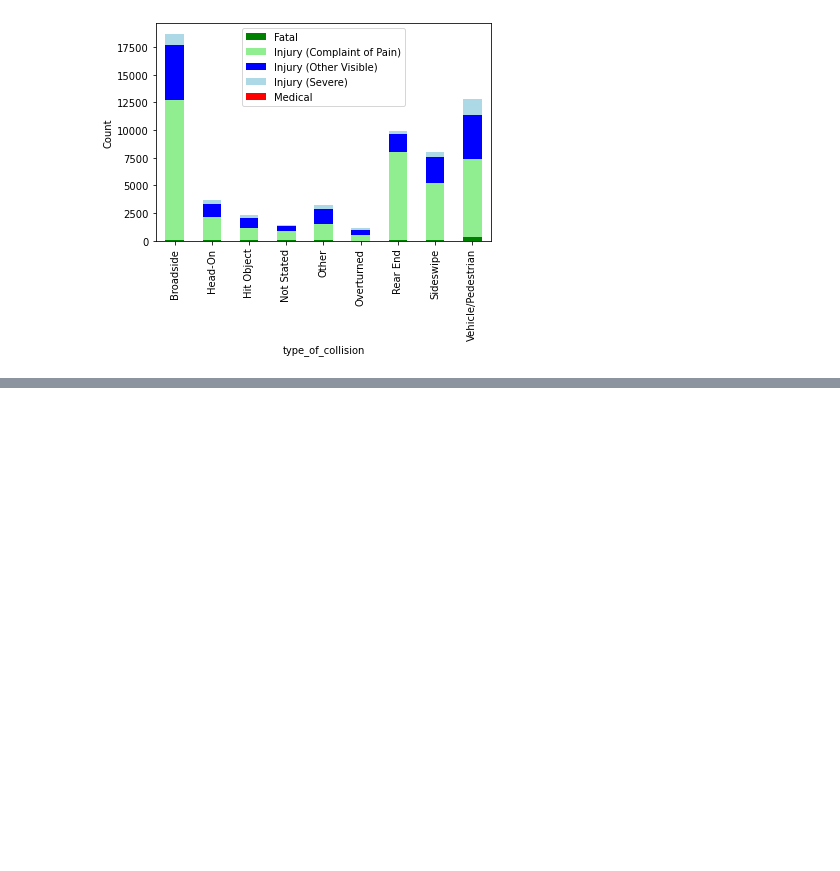
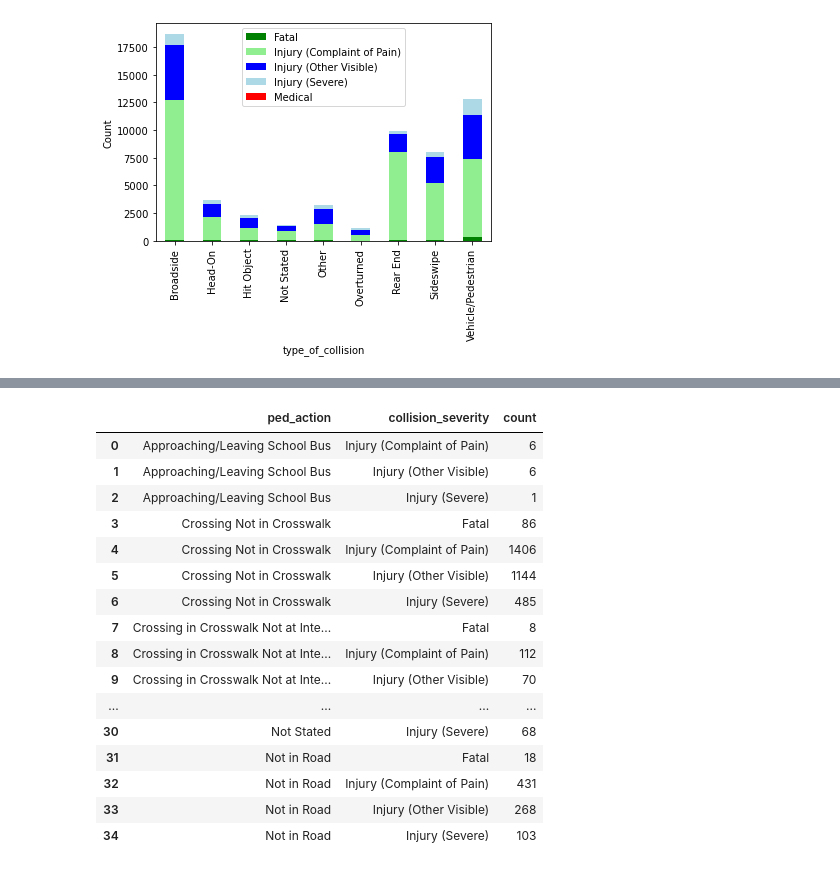
Before and after one commit to JmercyA/CAPSTONE-PROJECT-GROUP-3, a Jupyter notebook: notebooks/dataHA.ipynb, the cells around one changed output, grey strips where cells are left out. Saved outputs shown, nothing was run; the diff lists cells and outputs as text; code cells hidden in the pictures; blank space fills up the shorter version.

```diff
--- a/notebooks/dataHA.ipynb
+++ b/notebooks/dataHA.ipynb
@@ -569,0 +569,21 @@ Text(0, 0.5, 'Count')
+# %%
+collision_severity_count=df_selected.groupby(['ped_action','collision_severity']).size().reset_index(name='count')
+collision_severity_count
+# %% [output]
+|  | ped_action | collision_severity | count |
+| 0 | Approaching/Leaving School Bus | Injury (Complaint of Pain) | 6 |
+| 1 | Approaching/Leaving School Bus | Injury (Other Visible) | 6 |
+| 2 | Approaching/Leaving School Bus | Injury (Severe) | 1 |
+| 3 | Crossing Not in Crosswalk | Fatal | 86 |
+| 4 | Crossing Not in Crosswalk | Injury (Complaint of Pain) | 1406 |
+| 5 | Crossing Not in Crosswalk | Injury (Other Visible) | 1144 |
+| 6 | Crossing Not in Crosswalk | Injury (Severe) | 485 |
+| 7 | Crossing in Crosswalk Not at Inte... | Fatal | 8 |
+| 8 | Crossing in Crosswalk Not at Inte... | Injury (Complaint of Pain) | 112 |
+| 9 | Crossing in Crosswalk Not at Inte... | Injury (Other Visible) | 70 |
+| ... | ... | ... | ... |
+| 30 | Not Stated | Injury (Severe) | 68 |
+| 31 | Not in Road | Fatal | 18 |
+| 32 | Not in Road | Injury (Complaint of Pain) | 431 |
+| 33 | Not in Road | Injury (Other Visible) | 268 |
+| 34 | Not in Road | Injury (Severe) | 103 |
```
Also changed, not shown: parts of 19 cells of this notebook.
